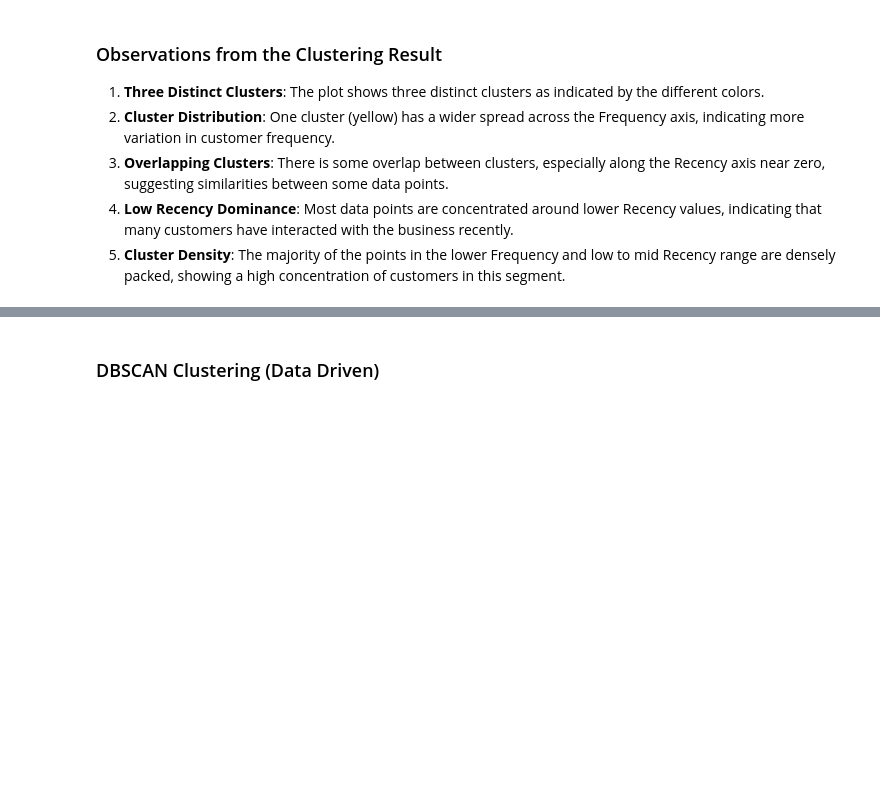
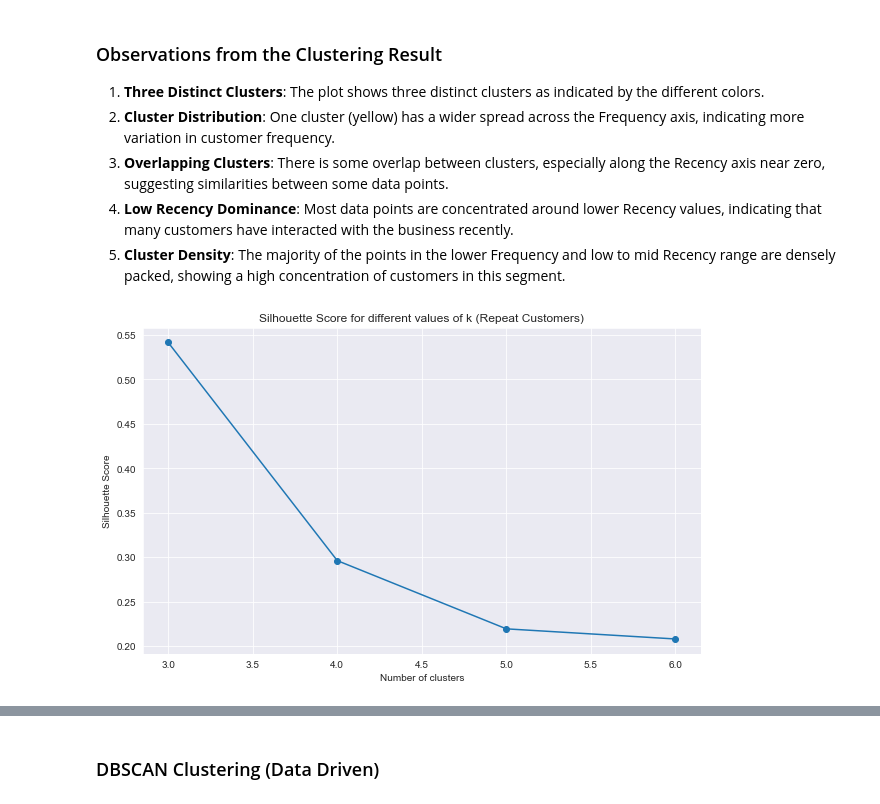
Before and after one commit to preudh/OC_IA_P5_Segment_e_commerce_site_customers, a Jupyter notebook: notebooks/Preudhomme_Patrice_3_notebook_essais_082024.ipynb, the cells around one changed output, grey strips where cells are left out. Saved outputs shown, nothing was run; the diff lists cells and outputs as text; code cells hidden in the pictures; blank space fills up the shorter version.

```diff
--- a/notebooks/Preudhomme_Patrice_3_notebook_essais_082024.ipynb
+++ b/notebooks/Preudhomme_Patrice_3_notebook_essais_082024.ipynb
@@ -815,3 +815,48 @@ plt.show()
 3. **Overlapping Clusters**: There is some overlap between clusters, especially along the Recency axis near zero, suggesting similarities between some data points.
 4. **Low Recency Dominance**: Most data points are concentrated around lower Recency values, indicating that many customers have interacted with the business recently.
 5. **Cluster Density**: The majority of the points in the lower Frequency and low to mid Recency range are densely packed, showing a high concentration of customers in this segment.
+# %%
+import os
+import pandas as pd
+import matplotlib.pyplot as plt
+from sklearn.cluster import KMeans
+from sklearn.metrics import silhouette_score
+
+# Relative path to the data folder
+db_path = os.path.join('..', 'data')
+
+# Load df_final_kmeans
+df_final_kmeans_path = os.path.join(db_path, 'df_final_kmeans.csv')
+df_final_kmeans = pd.read_csv(df_final_kmeans_path)
+
+# Filter to keep only the 3% of customers who make repeat purchases
+repeat_customers = df_final_kmeans[df_final_kmeans['Frequency'] > 0]
+
+# One-hot encode categorical features for KMeans clustering
+customer_state_dummies = pd.get_dummies(repeat_customers['customer_state'], prefix='state')
+product_categories_dummies = pd.get_dummies(repeat_customers['product_categories'], prefix='product')
+
+# Select relevant numeric columns for KMeans clustering
+numeric_features = ['Recency', 'Frequency', 'Monetary', 'avg_review_score', 'review_count', 'RFMScore']
+
+# Combine numeric features with one-hot encoded categorical features
+df_final_kmeans_numeric = pd.concat([repeat_customers[numeric_features],
+                                     customer_state_dummies,
+                                     product_categories_dummies], axis=1)
+
+# Calculate Silhouette Score
+silhouette_scores = []
+for K in range(3, 7):  # You can adjust this range based on your needs
+    kmeans = KMeans(n_clusters=K, random_state=42)
+    labels = kmeans.fit_predict(df_final_kmeans_numeric)
+    silhouette_scores.append(silhouette_score(df_final_kmeans_numeric, labels))
+
+# Plot the silhouette scores to find the optimal number of clusters
+plt.figure(figsize=(10, 6))
+plt.plot(range(3, 7), silhouette_scores, marker='o')
+plt.title('Silhouette Score for different values of k (Repeat Customers)')
+plt.xlabel('Number of clusters')
+plt.ylabel('Silhouette Score')
+plt.show()
+# %% [output]
+[figure, added]
```
Also changed, not shown: parts of 39 cells of this notebook, 2 other files.
